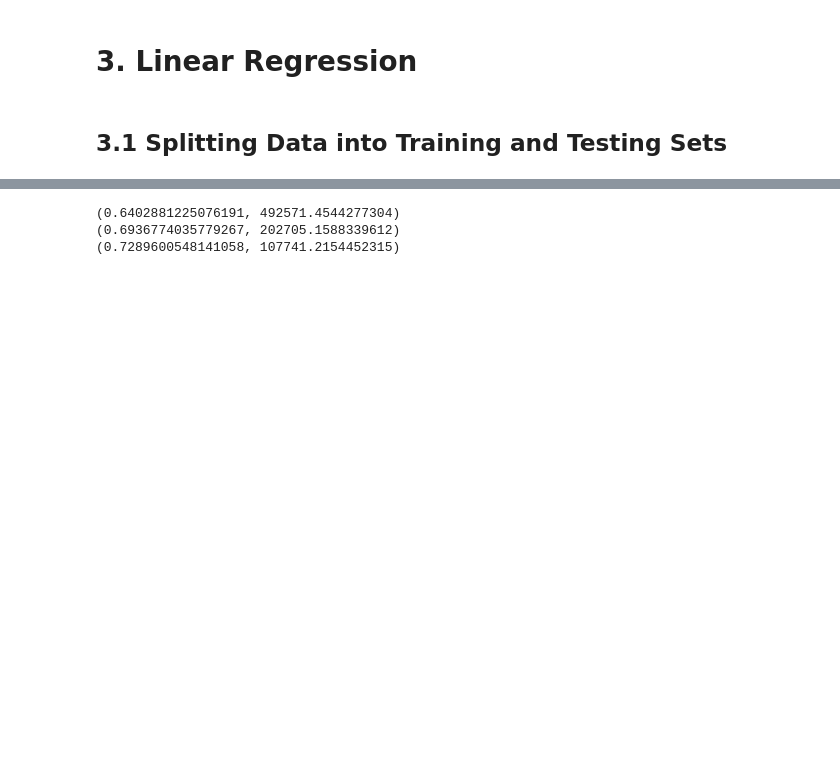
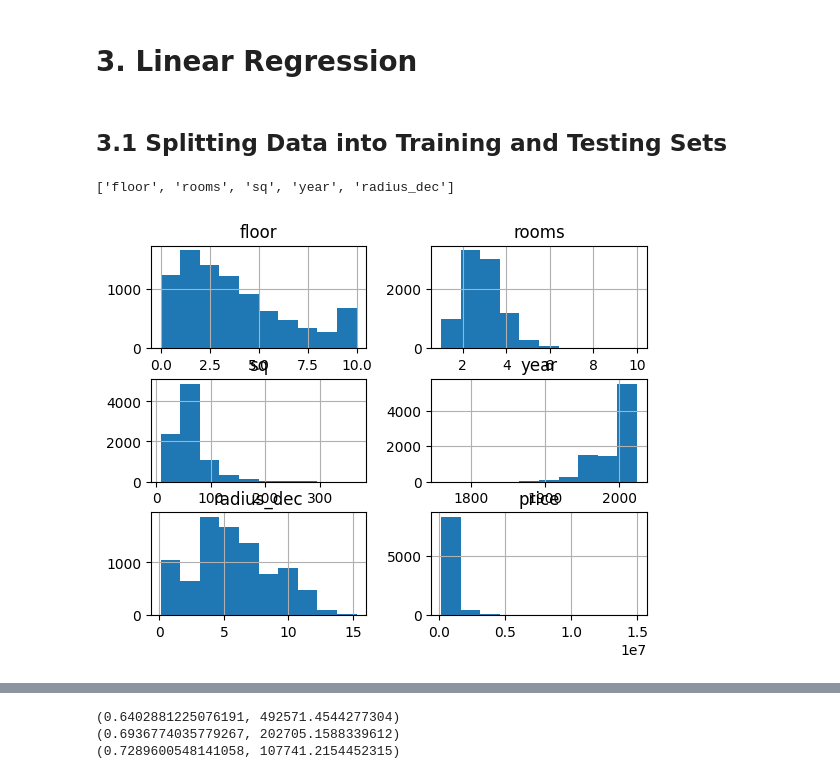
Before and after one commit to am-tropin/poland-apartment-prices, a Jupyter notebook: poland prices - regression.ipynb, the cells around one changed output, grey strips where cells are left out. Drawn from its saved outputs; the diff is of its cells as text; code cells hidden in the pictures; blank space fills up the shorter version.

```diff
--- a/poland prices - regression.ipynb
+++ b/poland prices - regression.ipynb
@@ -661,0 +664,9 @@ from sklearn.model_selection import KFold, cross_val_score, cross_val_predict
+# %%
+features_reg
+# %% [output]
+['floor', 'rooms', 'sq', 'year', 'radius_dec']
+# %%
+warsaw_df[features_reg + ['price']].hist()
+plt.show()
+# %% [output]
+[figure, added]
```
Also changed, not shown: parts of 6 cells of this notebook.
